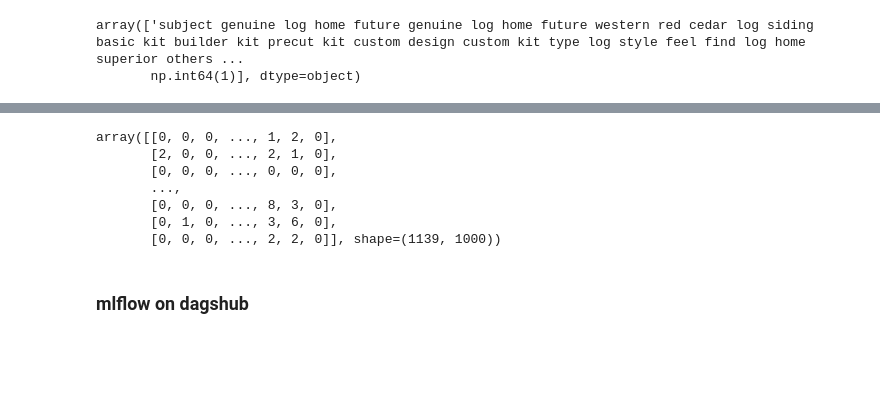
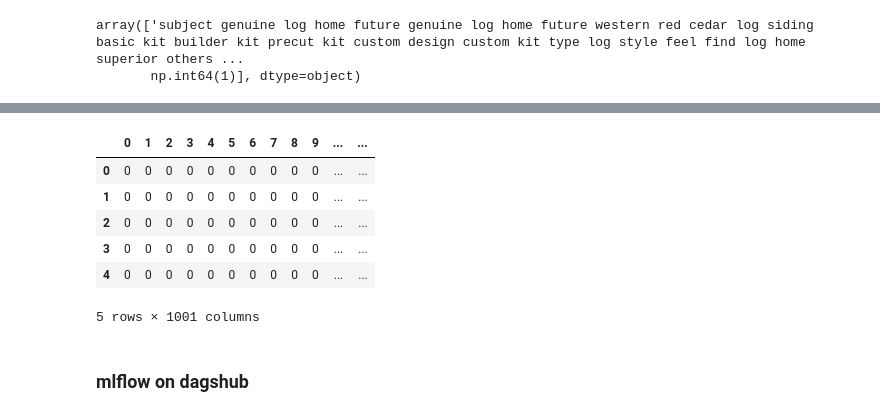
Before and after one commit to Rohit2289868/email-spam-detection, a Jupyter notebook: notebooks/baseline_model.ipynb, the cells around one changed output, grey strips where cells are left out. Saved outputs shown, nothing was run; the diff lists cells and outputs as text; code cells hidden in the pictures; blank space fills up the shorter version.

```diff
--- a/notebooks/baseline_model.ipynb
+++ b/notebooks/baseline_model.ipynb
@@ -148,15 +148,25 @@ vectorizer = CountVectorizer(max_features=1000)
 X_train_vectorized = vectorizer.fit_transform(X_train)
 X_test_vectorized = vectorizer.transform(X_test)
 # %%
-X_test_vectorized.toarray()
+X_train = train_data['text']
+X_test = test_data['text']
+y_train = train_data['spam']
+y_test = test_data['spam']
+x_train_bow = vectorizer.fit_transform(X_train)
+x_test_bow = vectorizer.transform(X_test)
-# %% [output]
-array([[0, 0, 0, ..., 1, 2, 0],
-       [2, 0, 0, ..., 2, 1, 0],
-       [0, 0, 0, ..., 0, 0, 0],
-       ...,
-       [0, 0, 0, ..., 8, 3, 0],
-       [0, 1, 0, ..., 3, 6, 0],
-       [0, 0, 0, ..., 2, 2, 0]], shape=(1139, 1000))
+# %%
+train_df = pd.DataFrame(x_train_bow.toarray())
+train_df['spam'] = y_train
+# %%
+train_df.head()
+# %% [output]
+|  | 0 | 1 | 2 | 3 | 4 | 5 | 6 | 7 | 8 | 9 | ... | ... |
+| 0 | 0 | 0 | 0 | 0 | 0 | 0 | 0 | 0 | 0 | 0 | ... | ... |
+| 1 | 0 | 0 | 0 | 0 | 0 | 0 | 0 | 0 | 0 | 0 | ... | ... |
+| 2 | 0 | 0 | 0 | 0 | 0 | 0 | 0 | 0 | 0 | 0 | ... | ... |
+| 3 | 0 | 0 | 0 | 0 | 0 | 0 | 0 | 0 | 0 | 0 | ... | ... |
+| 4 | 0 | 0 | 0 | 0 | 0 | 0 | 0 | 0 | 0 | 0 | ... | ... |
+5 rows × 1001 columns
 # %% [markdown]
 ### mlflow on dagshub
 # %%
```
Also changed, not shown: parts of 1 cell of this notebook, 5 other files.
